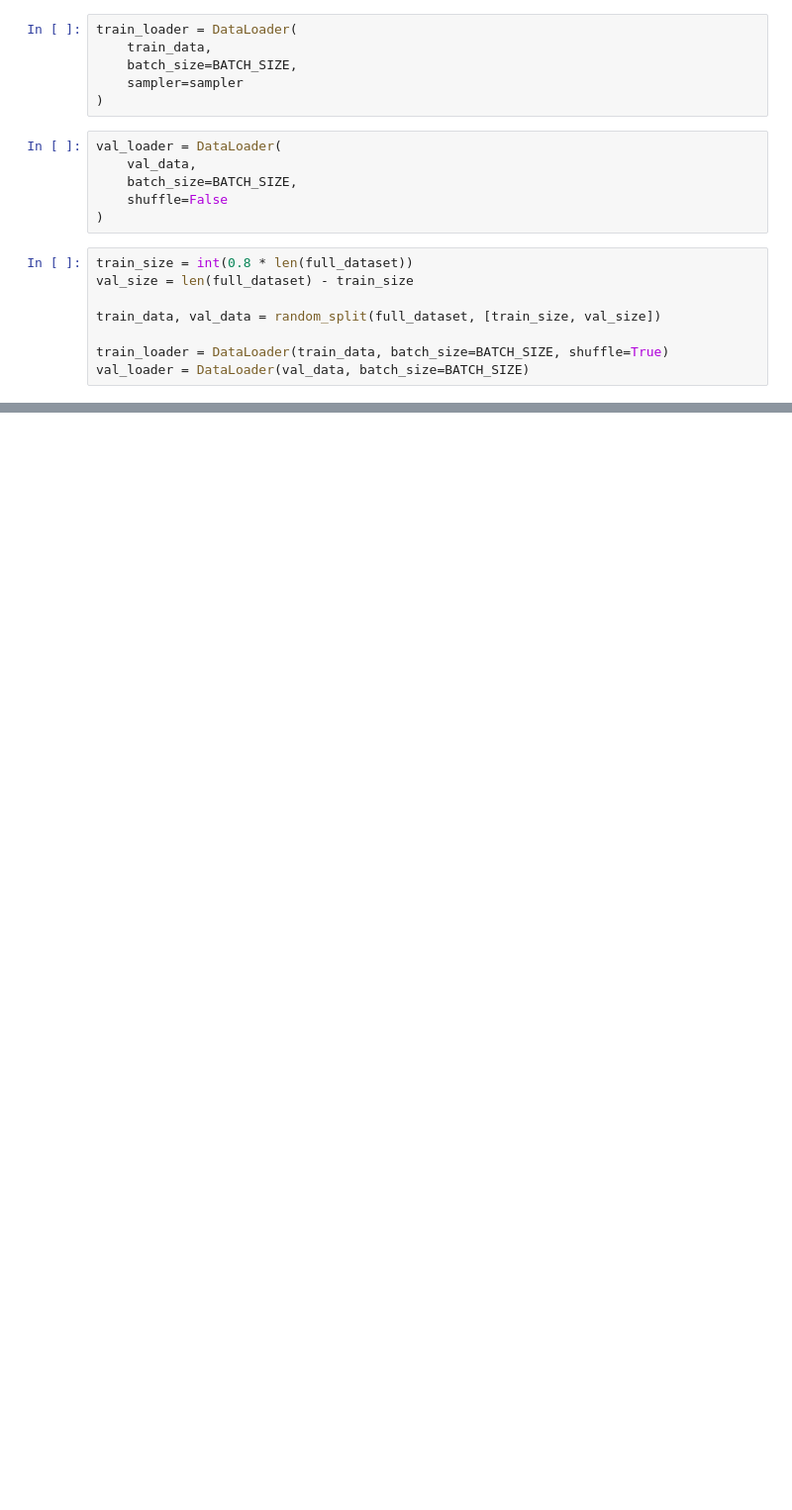
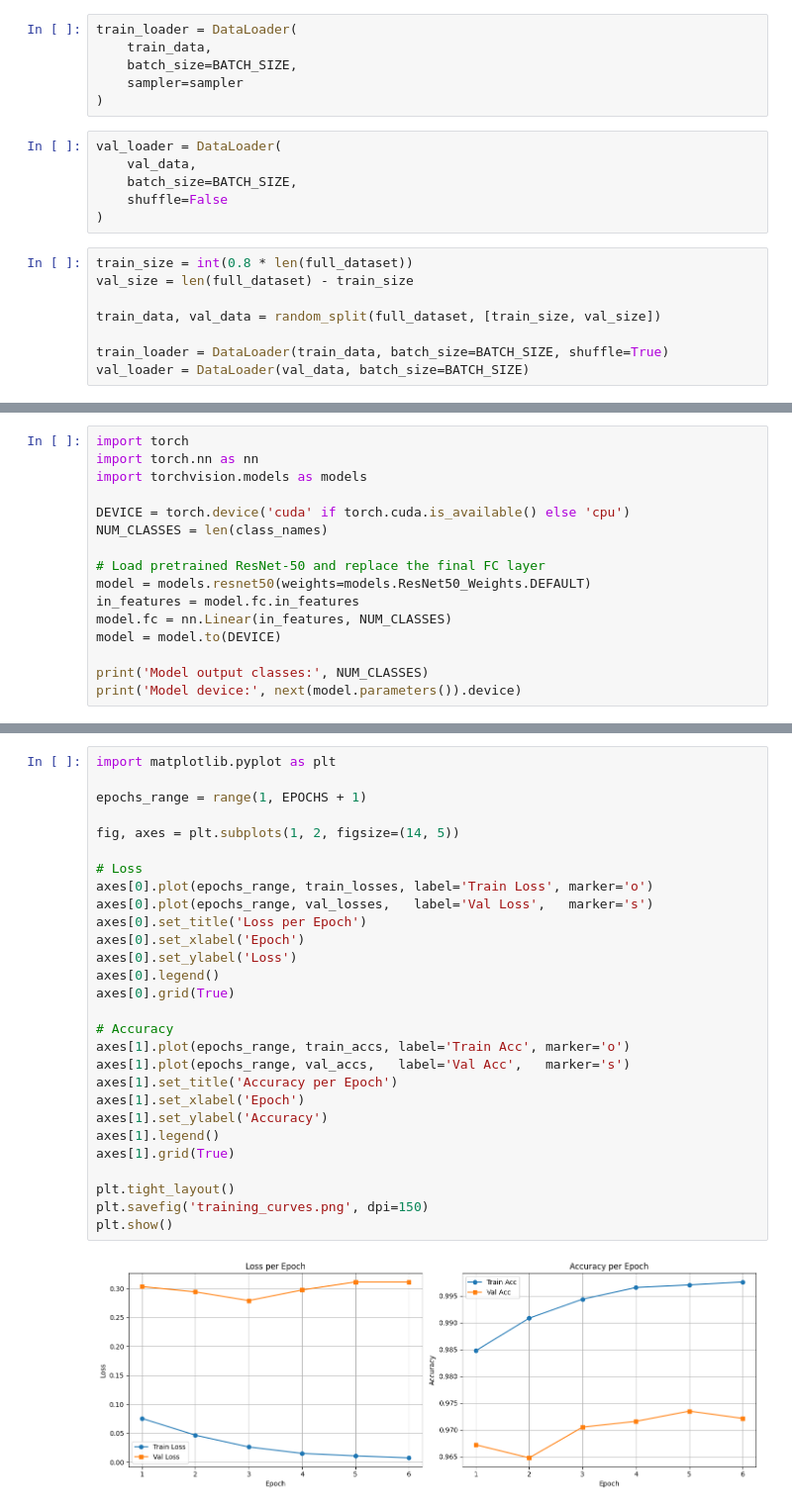
Before and after one commit to Himanshu0508Raturi/syntax-error, a Jupyter notebook: syntaxError_Phase1.ipynb, the cells around one changed output, grey strips where cells are left out. Shown at 99% size. Cells and saved outputs as stored; diff of their text form; blank space fills up the shorter version.

```diff
--- a/syntaxError_Phase1.ipynb
+++ b/syntaxError_Phase1.ipynb
@@ -316,0 +335,16 @@ print("\n Training Complete!")'''
+# %%
+import torch
+import torch.nn as nn
+import torchvision.models as models
+
+DEVICE = torch.device('cuda' if torch.cuda.is_available() else 'cpu')
+NUM_CLASSES = len(class_names)
+
+# Load pretrained ResNet-50 and replace the final FC layer
+model = models.resnet50(weights=models.ResNet50_Weights.DEFAULT)
+in_features = model.fc.in_features
+model.fc = nn.Linear(in_features, NUM_CLASSES)
+model = model.to(DEVICE)
+
+print('Model output classes:', NUM_CLASSES)
+print('Model device:', next(model.parameters()).device)
@@ -316,0 +468,30 @@ print("\n Training Complete!")'''
+# %%
+import matplotlib.pyplot as plt
+
+epochs_range = range(1, EPOCHS + 1)
+
+fig, axes = plt.subplots(1, 2, figsize=(14, 5))
+
+# Loss
+axes[0].plot(epochs_range, train_losses, label='Train Loss', marker='o')
+axes[0].plot(epochs_range, val_losses,   label='Val Loss',   marker='s')
+axes[0].set_title('Loss per Epoch')
+axes[0].set_xlabel('Epoch')
+axes[0].set_ylabel('Loss')
+axes[0].legend()
+axes[0].grid(True)
+
+# Accuracy
+axes[1].plot(epochs_range, train_accs, label='Train Acc', marker='o')
+axes[1].plot(epochs_range, val_accs,   label='Val Acc',   marker='s')
+axes[1].set_title('Accuracy per Epoch')
+axes[1].set_xlabel('Epoch')
+axes[1].set_ylabel('Accuracy')
+axes[1].legend()
+axes[1].grid(True)
+
+plt.tight_layout()
+plt.savefig('training_curves.png', dpi=150)
+plt.show()
+# %% [output]
+[figure, added]
```
Also changed, not shown: parts of 16 cells of this notebook.
